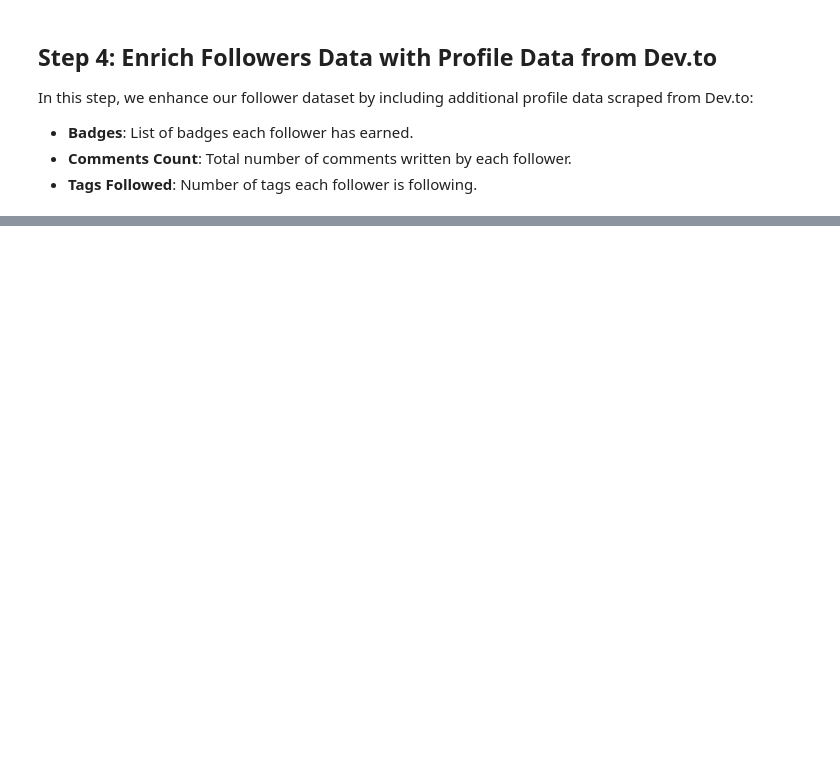
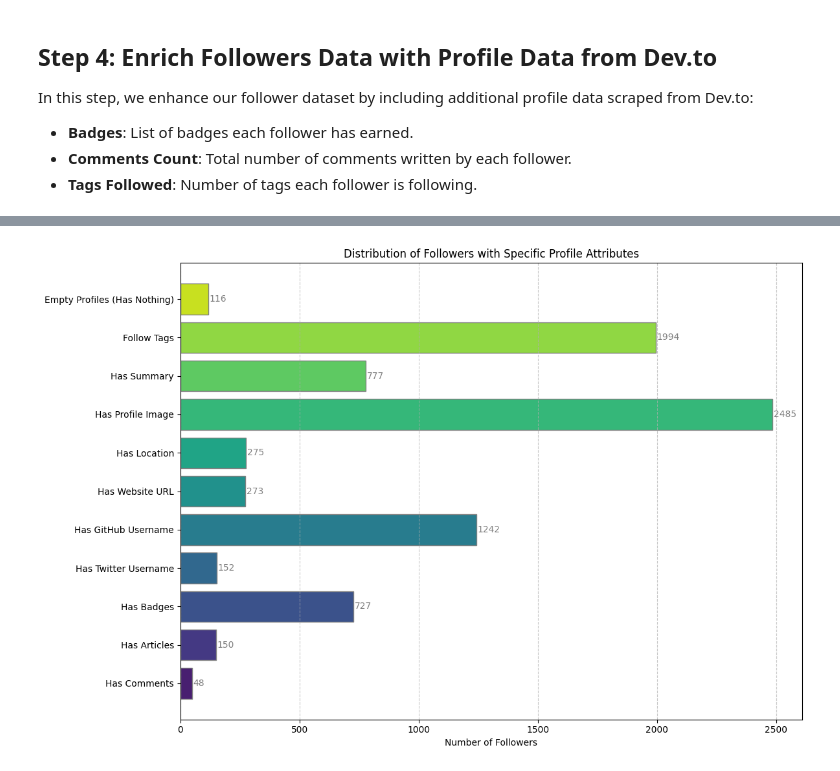
Before and after one commit to olgazju/blog_dev_to_audience_analyzer, a Jupyter notebook: analysis.ipynb, the cells around one changed output, grey strips where cells are left out. Drawn from its saved outputs; the diff is of its cells as text; code cells hidden in the pictures; blank space fills up the shorter version.

```diff
--- a/analysis.ipynb
+++ b/analysis.ipynb
@@ -211,0 +383,62 @@ plt.show()
+# %%
+import matplotlib.pyplot as plt
+import pandas as pd
+import seaborn as sns
+
+# Ensure 'created_at' and 'joined_at' columns are date-only
+articles_df['created_date'] = articles_df['created_at'].dt.date
+extended_scrapped_followers_df['joined_date'] = extended_scrapped_followers_df['joined_at'].dt.date
+
+# Get the list of publication dates
+article_dates = articles_df['created_date'].unique()
+
+# Calculate counts for each attribute
+attribute_counts = {
+    "Has Comments": extended_scrapped_followers_df['comments_count'].gt(0).sum(),
+    "Has Articles": extended_scrapped_followers_df['article_count'].gt(0).sum(),
+    "Has Badges": extended_scrapped_followers_df['badges'].str.len().gt(0).sum(),
+    "Has Twitter Username": extended_scrapped_followers_df['twitter_username'].notna().sum(),
+    "Has GitHub Username": extended_scrapped_followers_df['github_username'].notna().sum(),
+    "Has Website URL": extended_scrapped_followers_df['website_url'].notna().sum(),
+    "Has Location": extended_scrapped_followers_df['location'].notna().sum(),
+    "Has Profile Image": extended_scrapped_followers_df['profile_image'].notna().sum(),
+    "Has Summary": extended_scrapped_followers_df['summary'].notna().sum(),
+    "Follow Tags": extended_scrapped_followers_df['tags_count'].gt(0).sum(),
+    "Empty Profiles (Has Nothing)": extended_scrapped_followers_df[
+        ((extended_scrapped_followers_df['joined_date'].isin(article_dates)) |
+         (~extended_scrapped_followers_df['joined_date'].isin(article_dates))) &
+        (extended_scrapped_followers_df['comments_count'] == 0) &
+        (extended_scrapped_followers_df['article_count'] == 0) &
+        (extended_scrapped_followers_df['tags_count'] == 0) &
+        (extended_scrapped_followers_df['badges'].str.len() == 0) &
+        (extended_scrapped_followers_df[['twitter_username', 'github_username',
+                                         'location', 'website_url', 'summary']]
+         .isnull().all(axis=1))
+    ].shape[0]
+}
+
+# Prepare data for plotting
+labels = list(attribute_counts.keys())
+values = list(attribute_counts.values())
+
+# Choose a color palette from Seaborn
+palette = sns.color_palette("viridis", len(labels))
+
+# Plot
+plt.figure(figsize=(12, 8))
+bars = plt.barh(labels, values, color=palette, edgecolor='gray')
+
+# Add value labels
+for bar in bars:
+    plt.text(bar.get_width() + 5, bar.get_y() + bar.get_height() / 2, f'{int(bar.get_width())}',
+             va='center', fontsize=10, color='gray')
+
+# Add titles and labels
+plt.xlabel("Number of Followers")
+plt.title("Distribution of Followers with Specific Profile Attributes")
+plt.grid(axis='x', linestyle='--', alpha=0.7)
+plt.tight_layout()
+
+plt.show()
+# %% [output]
+[figure, added]
```
Also changed, not shown: parts of 22 cells of this notebook, 2 other files.
